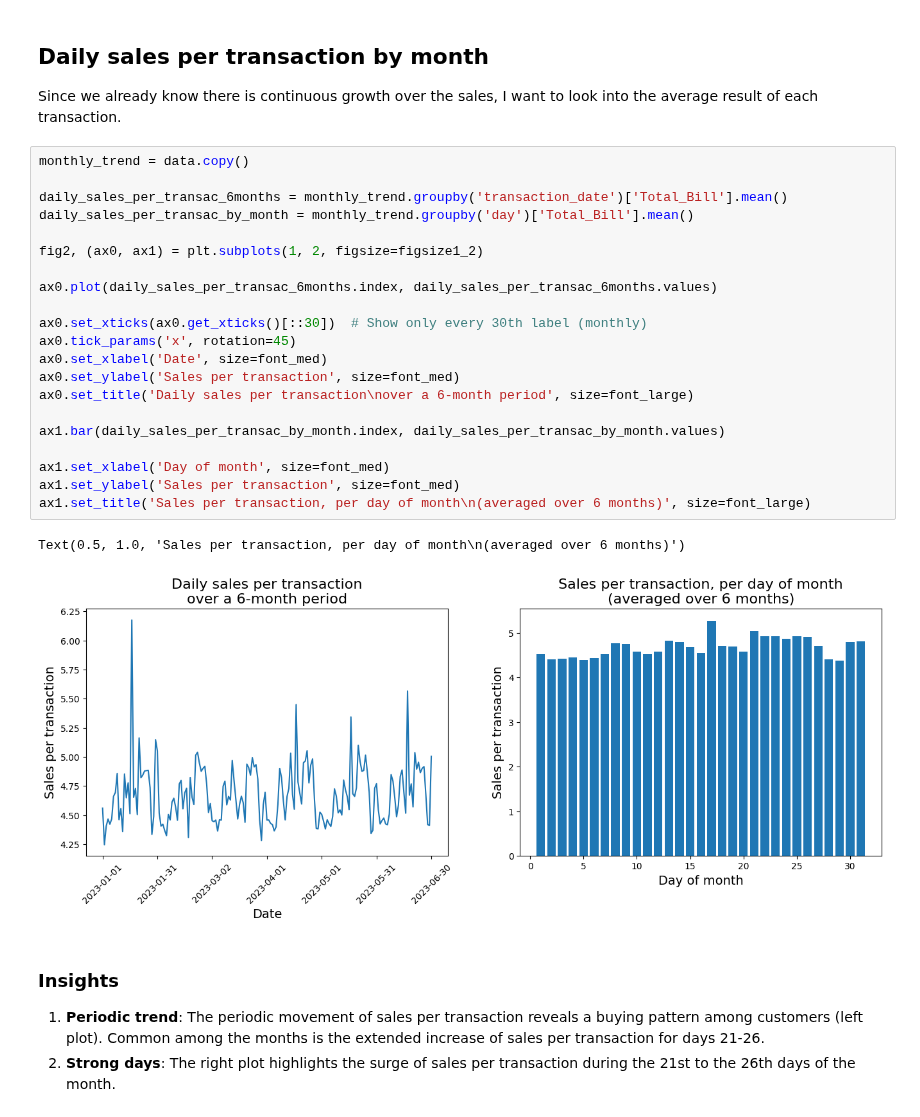
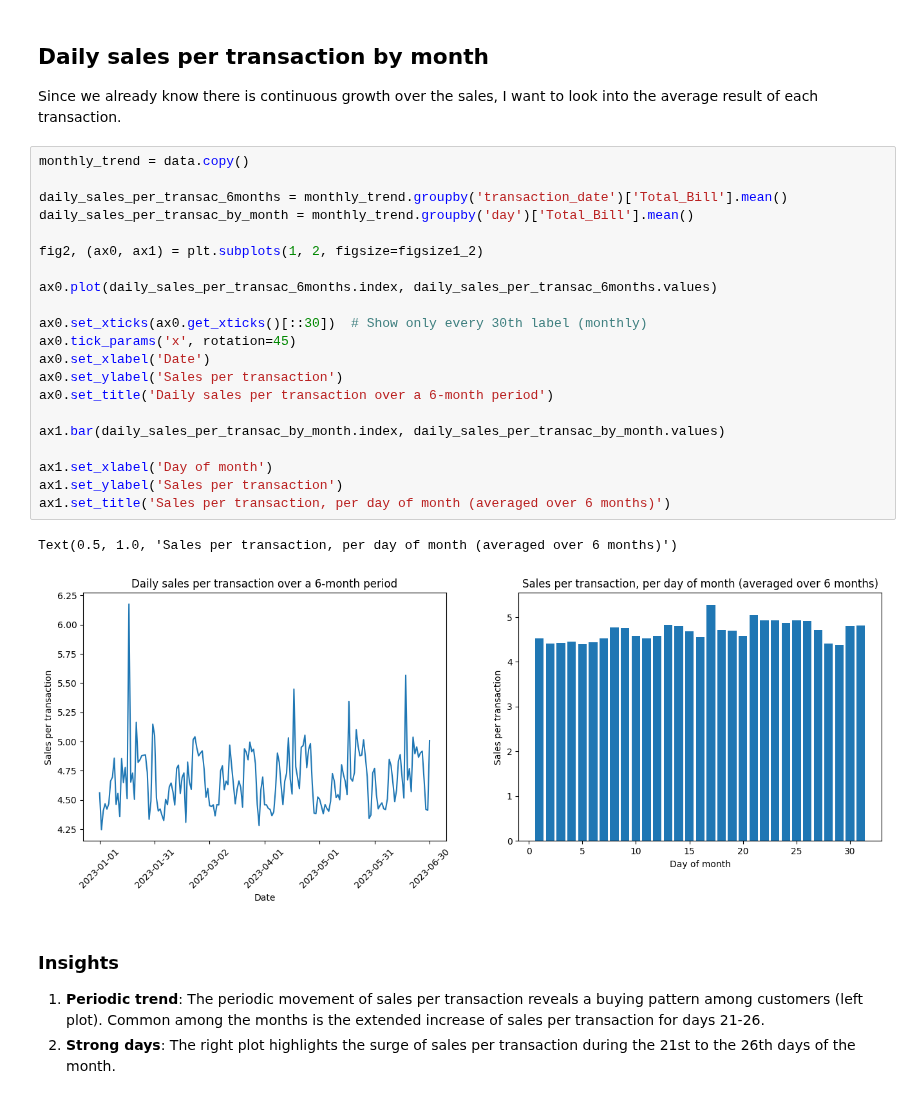
Before and after one commit to mlcuadra1/Coffee-Shop-EDA, a Jupyter notebook: notebooks/Script 2 - EDA.ipynb, the cells around one changed output. Drawn from its saved outputs; the diff is of its cells as text.

Commit message:
Added and renamed figures

```diff
--- a/notebooks/Script 2 - EDA.ipynb
+++ b/notebooks/Script 2 - EDA.ipynb
@@ -154,27 +161,27 @@ Since we already know there is continuous growth over the sales, I want to look
 # %%
 monthly_trend = data.copy()
 
 daily_sales_per_transac_6months = monthly_trend.groupby('transaction_date')['Total_Bill'].mean()
 daily_sales_per_transac_by_month = monthly_trend.groupby('day')['Total_Bill'].mean()
 
 fig2, (ax0, ax1) = plt.subplots(1, 2, figsize=figsize1_2)
 
 ax0.plot(daily_sales_per_transac_6months.index, daily_sales_per_transac_6months.values)
 
 ax0.set_xticks(ax0.get_xticks()[::30])  # Show only every 30th label (monthly)
 ax0.tick_params('x', rotation=45)
-ax0.set_xlabel('Date', size=font_med)
-ax0.set_ylabel('Sales per transaction', size=font_med)
-ax0.set_title('Daily sales per transaction\nover a 6-month period', size=font_large)
+ax0.set_xlabel('Date')
+ax0.set_ylabel('Sales per transaction')
+ax0.set_title('Daily sales per transaction over a 6-month period')
 
 ax1.bar(daily_sales_per_transac_by_month.index, daily_sales_per_transac_by_month.values)
 
-ax1.set_xlabel('Day of month', size=font_med)
-ax1.set_ylabel('Sales per transaction', size=font_med)
-ax1.set_title('Sales per transaction, per day of month\n(averaged over 6 months)', size=font_large)
+ax1.set_xlabel('Day of month')
+ax1.set_ylabel('Sales per transaction')
+ax1.set_title('Sales per transaction, per day of month (averaged over 6 months)')
 # %% [output]
-Text(0.5, 1.0, 'Sales per transaction, per day of month\n(averaged over 6 months)')
+Text(0.5, 1.0, 'Sales per transaction, per day of month (averaged over 6 months)')
-[figure, old version]
+[figure, new version]
 # %% [markdown]
 ### Insights
 1. **Periodic trend**: The periodic movement of sales per transaction reveals a buying pattern among customers (left plot). Common among the months is the extended increase of sales per transaction for days 21-26.
```
Also changed, not shown: parts of 10 cells of this notebook, 19 other files.
